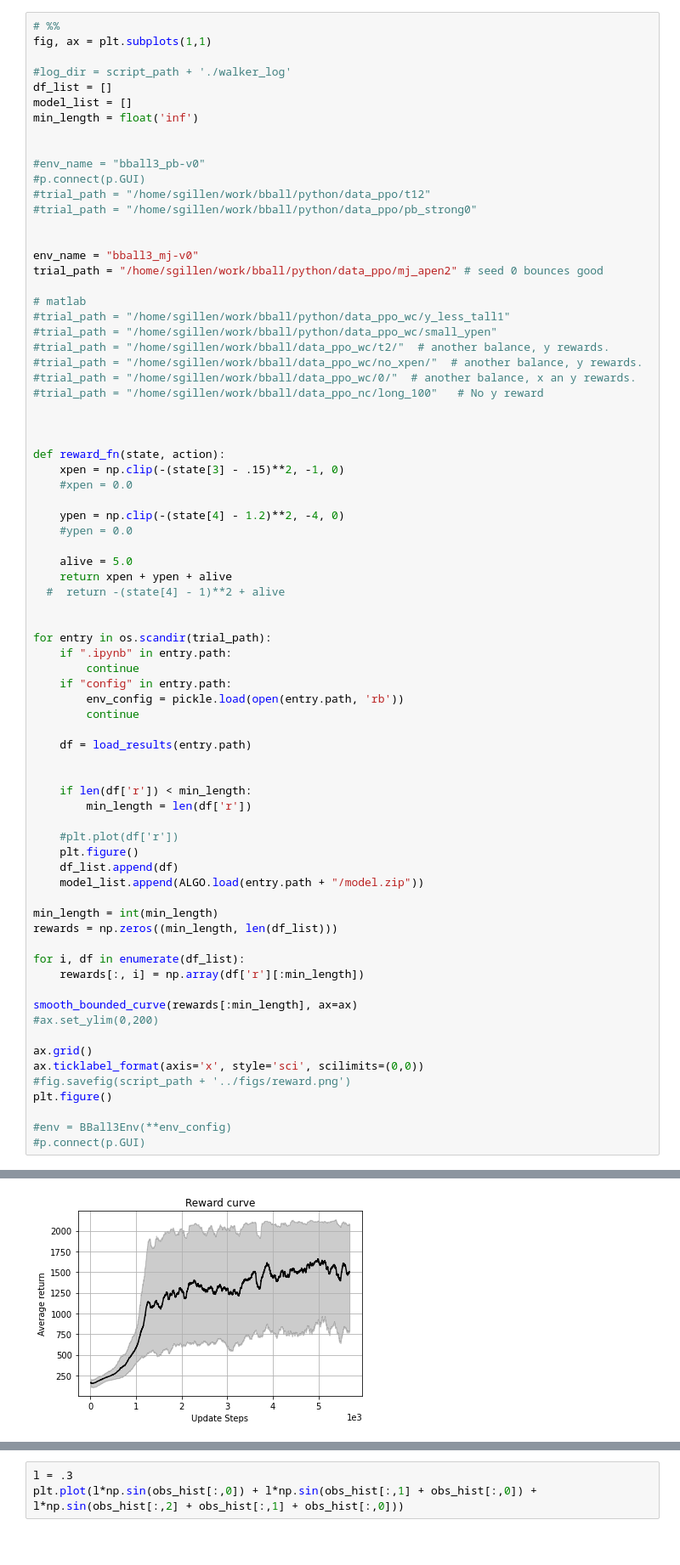
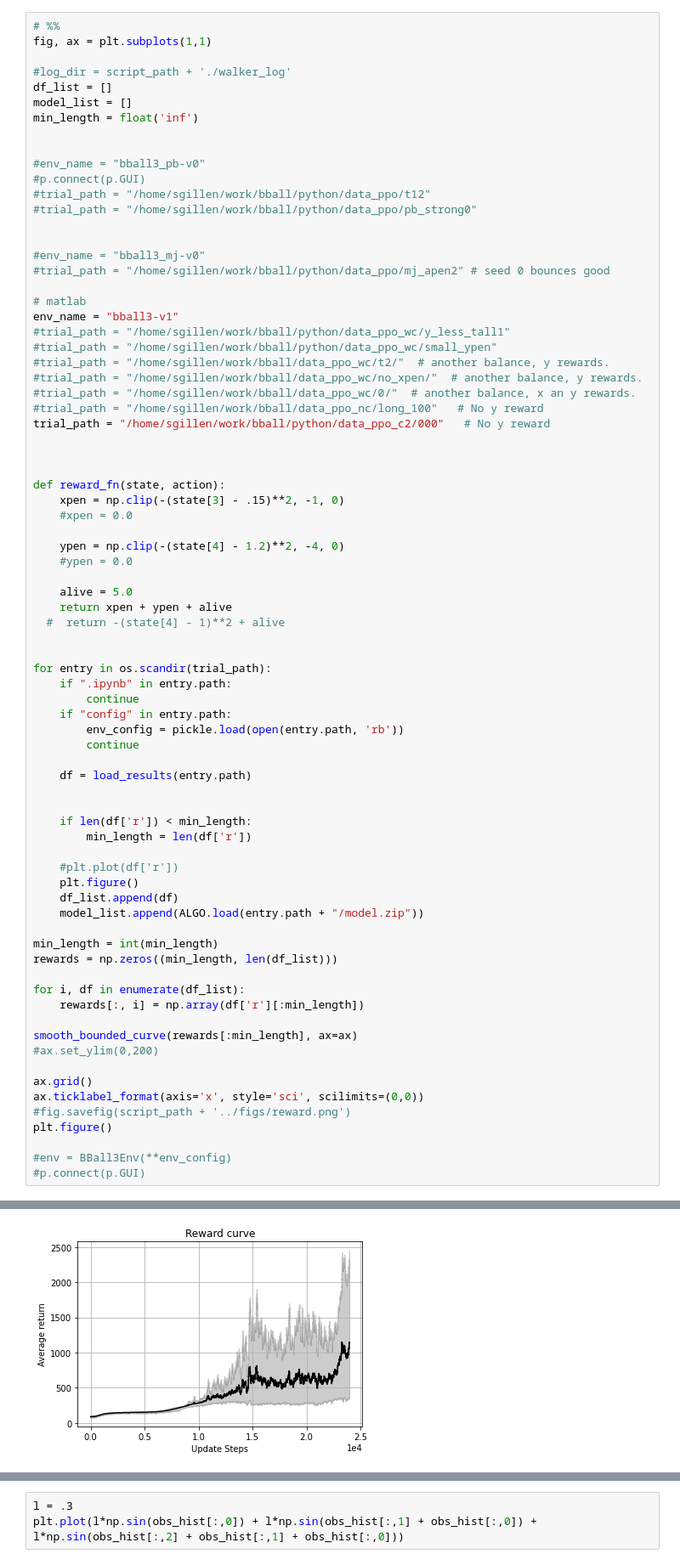
Before and after one commit to sgillen/bball, a Jupyter notebook: python/analysis.ipynb, the cells around one changed output, grey strips where cells are left out. Shown: that part at 85% size. Saved outputs shown, nothing was run; the diff lists cells and outputs as text.

```diff
--- a/python/analysis.ipynb
+++ b/python/analysis.ipynb
@@ -80,16 +83,18 @@ min_length = float('inf')
 #trial_path = "/home/sgillen/work/bball/python/data_ppo/pb_strong0"
 
 
-env_name = "bball3_mj-v0"
-trial_path = "/home/sgillen/work/bball/python/data_ppo/mj_apen2" # seed 0 bounces good
+#env_name = "bball3_mj-v0"
+#trial_path = "/home/sgillen/work/bball/python/data_ppo/mj_apen2" # seed 0 bounces good
 
 # matlab
+env_name = "bball3-v1"
 #trial_path = "/home/sgillen/work/bball/python/data_ppo_wc/y_less_tall1"
 #trial_path = "/home/sgillen/work/bball/python/data_ppo_wc/small_ypen"
 #trial_path = "/home/sgillen/work/bball/data_ppo_wc/t2/"  # another balance, y rewards.
 #trial_path = "/home/sgillen/work/bball/data_ppo_wc/no_xpen/"  # another balance, y rewards.
 #trial_path = "/home/sgillen/work/bball/data_ppo_wc/0/"  # another balance, x an y rewards.
 #trial_path = "/home/sgillen/work/bball/data_ppo_nc/long_100"   # No y reward
+trial_path = "/home/sgillen/work/bball/python/data_ppo_c2/000"   # No y reward
 
 
 
@@ -118,34 +123,34 @@ for entry in os.scandir(trial_path):
     if len(df['r']) < min_length:
         min_length = len(df['r'])
 
     #plt.plot(df['r'])
     plt.figure()
     df_list.append(df)
     model_list.append(ALGO.load(entry.path + "/model.zip"))
 
 min_length = int(min_length)
 rewards = np.zeros((min_length, len(df_list)))
 
 for i, df in enumerate(df_list):
     rewards[:, i] = np.array(df['r'][:min_length])
 
 smooth_bounded_curve(rewards[:min_length], ax=ax)
 #ax.set_ylim(0,200)
 
 ax.grid()
 ax.ticklabel_format(axis='x', style='sci', scilimits=(0,0))
 #fig.savefig(script_path + '../figs/reward.png')
 plt.figure()
 
 #env = BBall3Env(**env_config)
 #p.connect(p.GUI)
 # %% [output]
 Loading a model without an environment, this model cannot be trained until it has a valid environment.
 Loading a model without an environment, this model cannot be trained until it has a valid environment.
 Loading a model without an environment, this model cannot be trained until it has a valid environment.
 Loading a model without an environment, this model cannot be trained until it has a valid environment.
 <Figure size 432x288 with 0 Axes>
-[figure, old version]
+[figure, new version]
 <Figure size 432x288 with 0 Axes>
 <Figure size 432x288 with 0 Axes>
 <Figure size 432x288 with 0 Axes>
```
Also changed, not shown: parts of 6 cells of this notebook, 4 other files.
